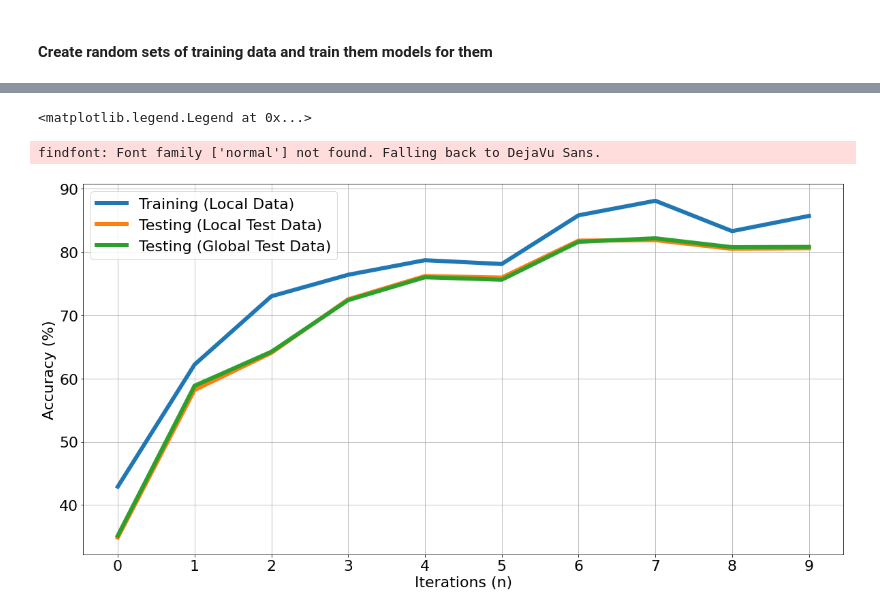
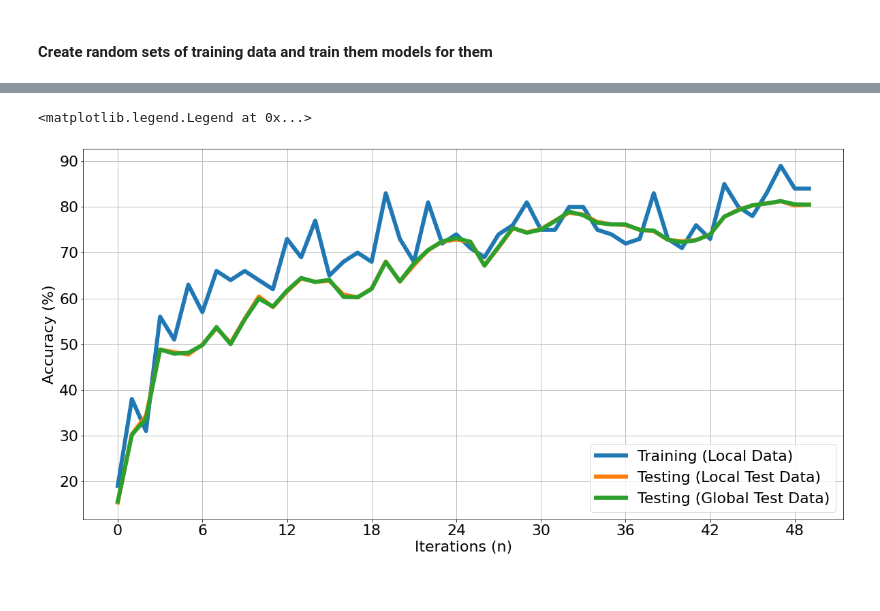
Before and after one commit to aaarrmiinnn/federated_learning_experiments, a Jupyter notebook: federated_learning/notebooks/federated_learning.ipynb, the cells around one changed output, grey strips where cells are left out. Drawn from its saved outputs; the diff is of its cells as text; code cells hidden in the pictures.

Commit message:
The general FL vs fine-tuned FL implemented. The plotting enhanced.

```diff
--- a/federated_learning/notebooks/federated_learning.ipynb
+++ b/federated_learning/notebooks/federated_learning.ipynb
@@ -156,9 +169,9 @@ def average_models_weights(models_collection):
 
     return(new_model)
 # %%
-training_round = 10
+training_round = 50
 training_round_accuracies = []
-train_sample_count=100
+train_sample_count= 10
 for iteration in range(training_round):
     print('Starting iteration: {}'.format(iteration))
 
@@ -177,15 +190,19 @@ for iteration in range(training_round):
 
     training_round_accuracies.append(models_accuracies)
     print('Averaging Models')
-    model_global = average_models_weights(models_collection)
-    model_global.compile(optimizer='adam',
-    loss='sparse_categorical_crossentropy',
-    metrics=['accuracy'])
-    print('total model layers', np.shape(model_global.layers))
 
-    models_collection = {}
-    for item in range(10):
-        models_collection['model_{}'.format(item)] = model_global
+    if(iteration<20):
+        model_global = average_models_weights(models_collection)
+        model_global.compile(optimizer='adam',
+        loss='sparse_categorical_crossentropy',
+        metrics=['accuracy'])
+        print('total model layers', np.shape(model_global.layers))
+
+        models_collection = {}
+        for item in range(10):
+            models_collection['model_{}'.format(item)] = model_global
+    else:
+        pass
 
     print('Finieshed iteration: {}'.format(iteration))
 # %% [output]
@@ -209,17 +226,11 @@ Finieshed iteration: 9
 # %%
-font = {'family' : 'normal',
-        'weight' : 'normal',
-        'size'   : 22}
-
-matplotlib.rc('font', **font)
-fig1, ax1 = plt.subplots(1,1, figsize=(20,10))
+fig2, ax1 = plt.subplots(1,1, figsize=(20,10))
 plt.plot(np.array(training_round_accuracies).mean(axis=1)*100, linewidth=6)
 plt.grid()
 ax1.xaxis.set_major_locator(MaxNLocator(integer=True))
 ax1.set_xlabel('Iterations (n)')
 ax1.set_ylabel('Accuracy (%)')
 ax1.legend(('Training (Local Data)', 'Testing (Local Test Data)', 'Testing (Global Test Data)'))
 # %% [output]
 <matplotlib.legend.Legend at 0x...>
-findfont: Font family ['normal'] not found. Falling back to DejaVu Sans.
-[figure, old version]
+[figure, new version]
```
Also changed, not shown: parts of 7 cells of this notebook.
